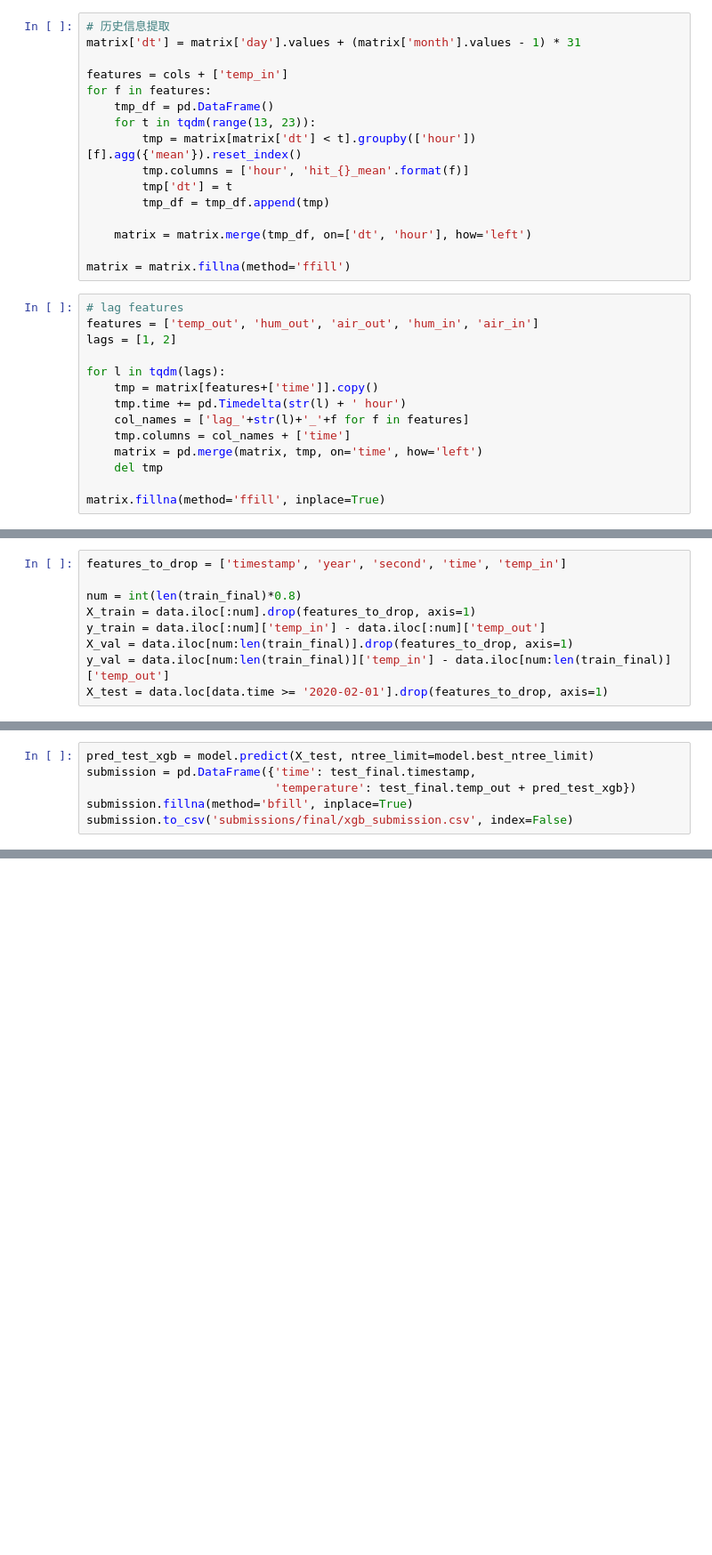
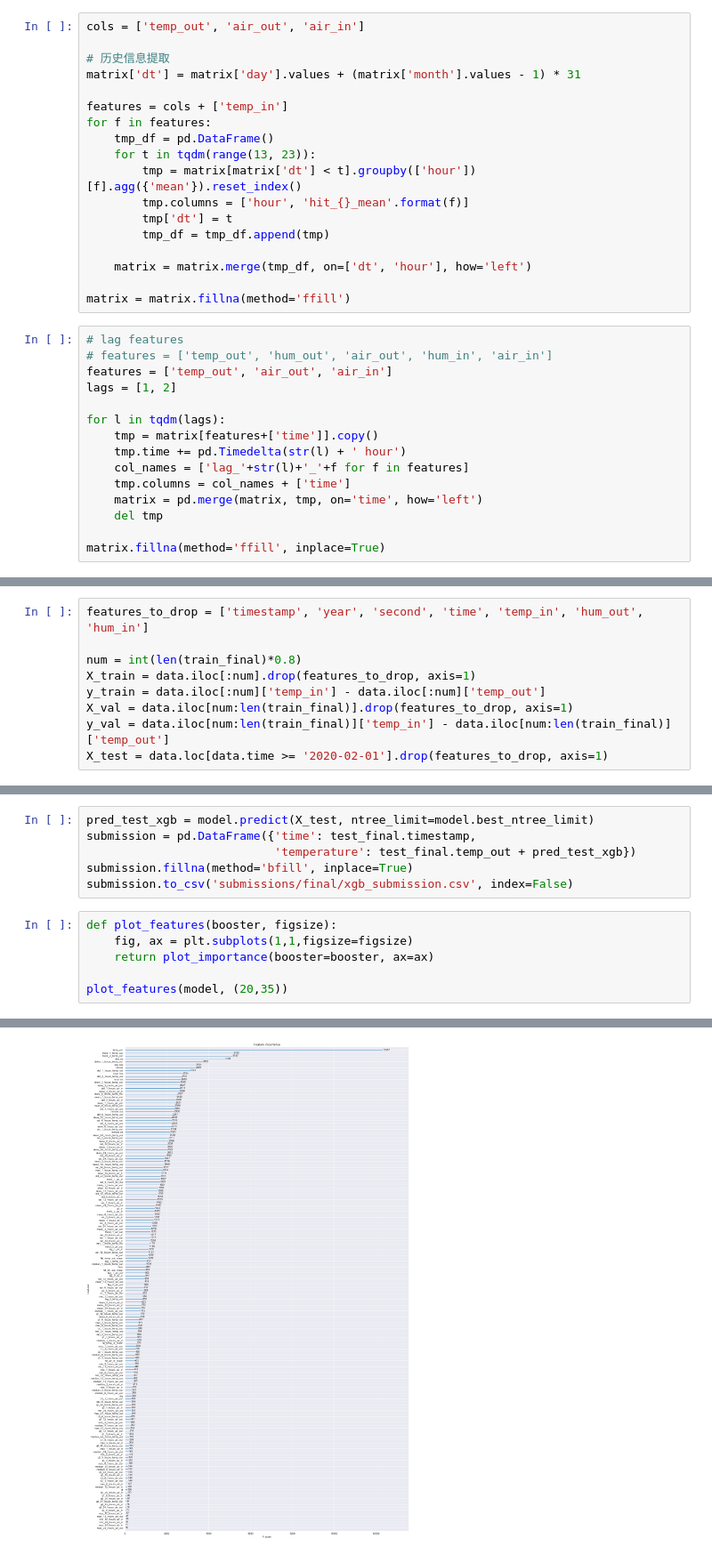
Before and after one commit to LiuHDme/TempPrediction, a Jupyter notebook: final.ipynb, the cells around one changed output, grey strips where cells are left out. Shown: that part at 89% size. Cells and saved outputs as stored; diff of their text form; blank space fills up the shorter version.

```diff
--- a/final.ipynb
+++ b/final.ipynb
@@ -158,6 +158,8 @@ for df in [train_final, test_final]:
 # %%
 matrix = pd.concat([train_final, test_final])
 # %%
+cols = ['temp_out', 'air_out', 'air_in']
+
 # 历史信息提取
 matrix['dt'] = matrix['day'].values + (matrix['month'].values - 1) * 31
 
@@ -175,7 +177,8 @@ for f in features:
 matrix = matrix.fillna(method='ffill')
 # %%
 # lag features
-features = ['temp_out', 'hum_out', 'air_out', 'hum_in', 'air_in']
+# features = ['temp_out', 'hum_out', 'air_out', 'hum_in', 'air_in']
+features = ['temp_out', 'air_out', 'air_in']
 lags = [1, 2]
 
 for l in tqdm(lags):
@@ -453,7 +455,7 @@ multi_window.plot(feedback_model)
 # %%
 data = matrix.copy()
 # %%
-features_to_drop = ['timestamp', 'year', 'second', 'time', 'temp_in']
+features_to_drop = ['timestamp', 'year', 'second', 'time', 'temp_in', 'hum_out', 'hum_in']
 
 num = int(len(train_final)*0.8)
 X_train = data.iloc[:num].drop(features_to_drop, axis=1)
@@ -512,3 +514,10 @@ submission = pd.DataFrame({'time': test_final.timestamp,
                            'temperature': test_final.temp_out + pred_test_xgb})
 submission.fillna(method='bfill', inplace=True)
 submission.to_csv('submissions/final/xgb_submission.csv', index=False)
+# %%
+def plot_features(booster, figsize):
+    fig, ax = plt.subplots(1,1,figsize=figsize)
+    return plot_importance(booster=booster, ax=ax)
+
+plot_features(model, (20,35))
+# %% [output]
@@ -514,0 +525 @@ submission.to_csv('submissions/final/xgb_submission.csv', index=False)
+[figure, added]
```
Also changed, not shown: parts of 3 cells of this notebook, 1 other file.
